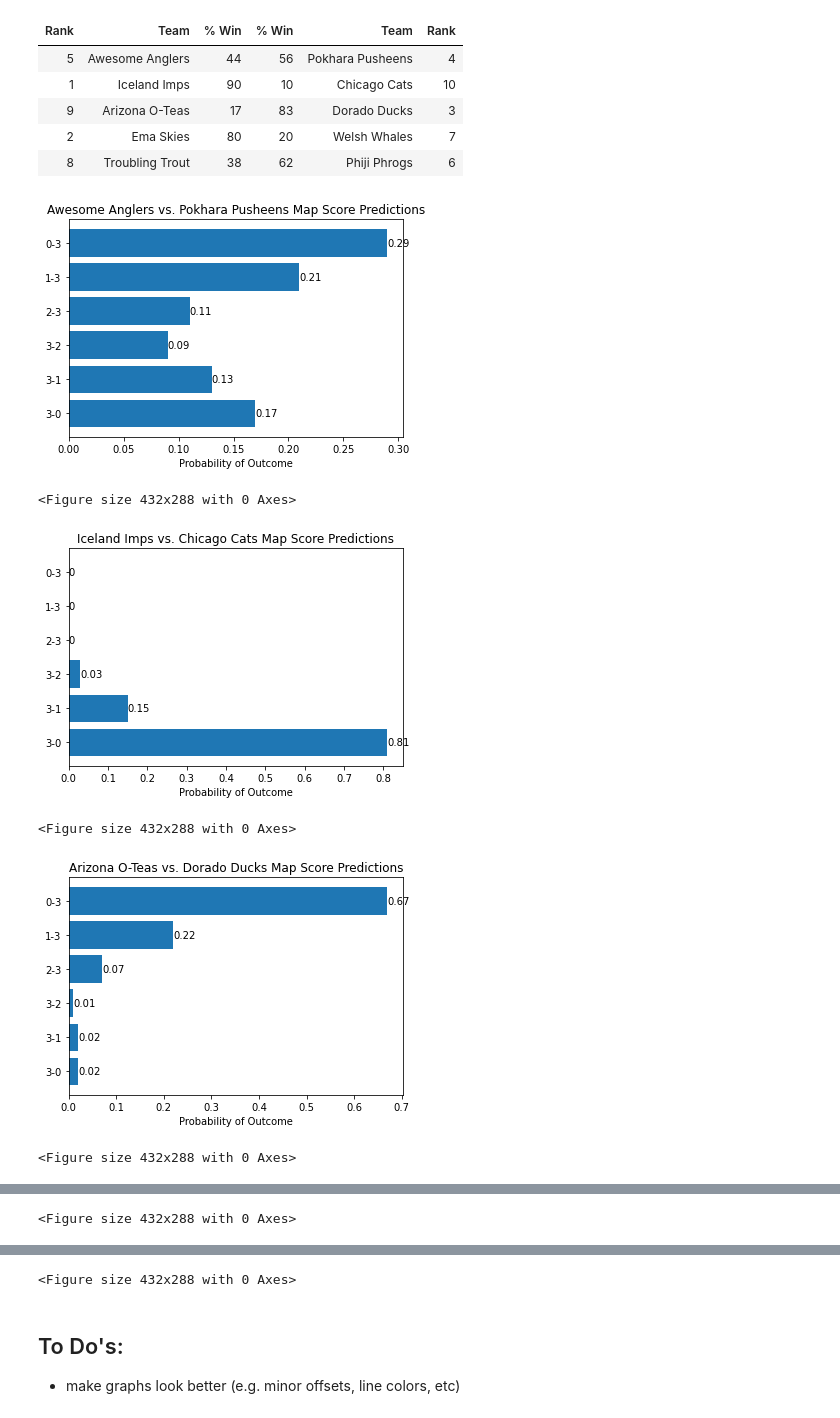
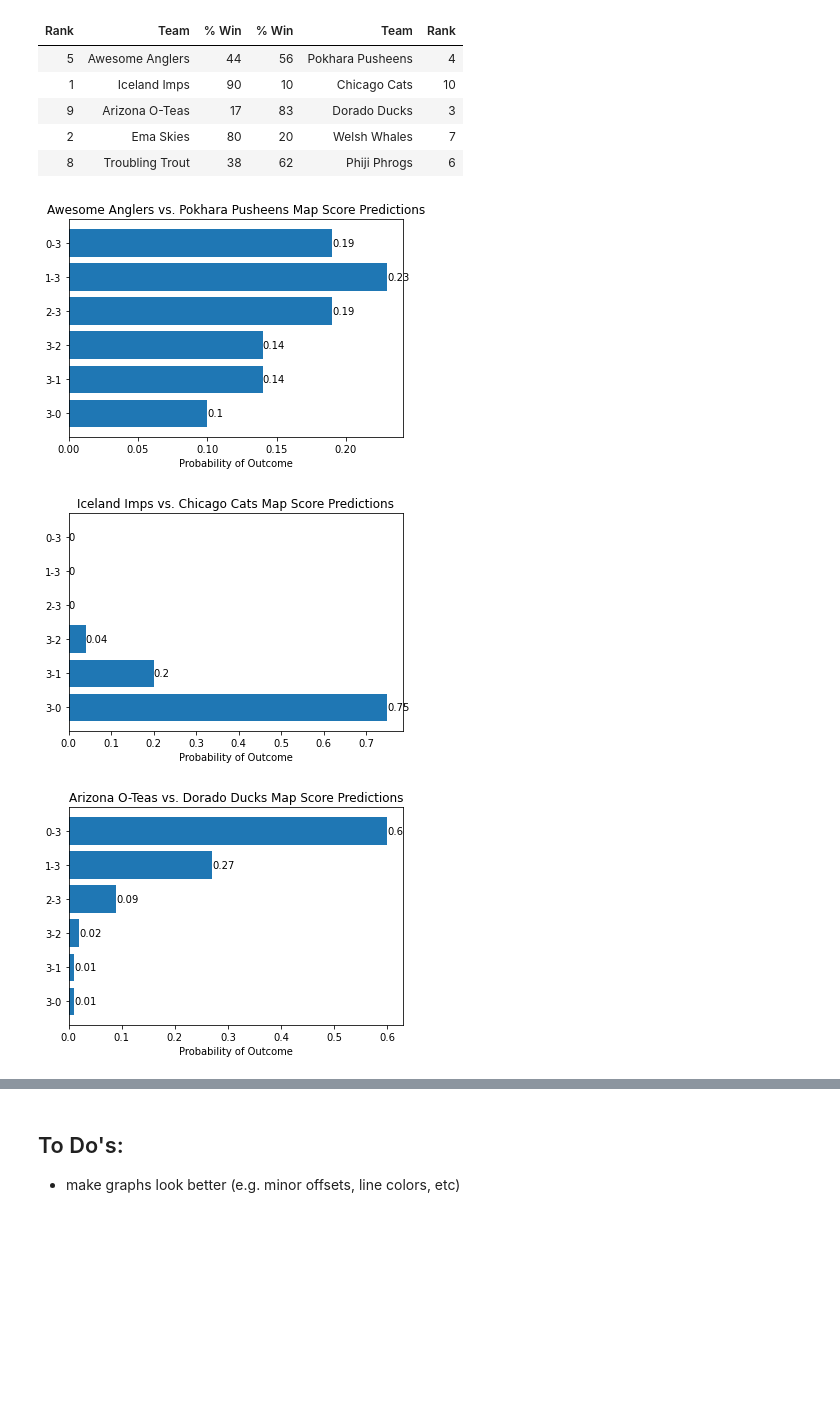
Before and after one commit to rmflemming/GWL-elo-preds, a Jupyter notebook: Notebooks/3_GWLmapscoreELO_sims.ipynb, the cells around one changed output, grey strips where cells are left out. Saved outputs shown, nothing was run; the diff lists cells and outputs as text; code cells hidden in the pictures; blank space fills up the shorter version.

Commit message:
updated simulation K's
they were wrong.

```diff
--- a/Notebooks/3_GWLmapscoreELO_sims.ipynb
+++ b/Notebooks/3_GWLmapscoreELO_sims.ipynb
@@ -199,7 +199,7 @@ class Elo:
         plt.show();
         if outfile == 'default':
             plt.savefig('{}_{}_mappreds.png'.format(team1name[:3],team2name[:3]));
-        elif outfile.type() == str:
+        elif type(outfile) == str:
             plt.savefig(outfile);
         outcomesDict['team1'] = team1name # store which team is which for later decoding if dict is exported for use
         outcomesDict['team2'] = team2name
@@ -218,12 +218,12 @@ class Elo:
         while (t1score < 3) and (t2score < 3):
             if self.sim_result(elo1,elo2):
                 t1score += 1
-                elo1 = elo1 + (self.k*self.g)*(1 - self.expectResult(elo1,elo2)) # updating elos after each map for  the simulation
-                elo2 = elo2 + (self.k*self.g)*(0 - self.expectResult(elo1,elo2))
+                elo1 = elo1 + (self.k/4*self.g)*(1 - self.expectResult(elo1,elo2)) # updating elos after each map for  the simulation
+                elo2 = elo2 + (self.k/4*self.g)*(0 - self.expectResult(elo1,elo2))
             else:
                 t2score += 1
-                elo1 = elo1 + (self.k*self.g)*(0 - self.expectResult(elo1,elo2))
-                elo2 = elo2 + (self.k*self.g)*(1 - self.expectResult(elo1,elo2))
+                elo1 = elo1 + (self.k/4*self.g)*(0 - self.expectResult(elo1,elo2))
+                elo2 = elo2 + (self.k/4*self.g)*(1 - self.expectResult(elo1,elo2))
         return t1score, t2score
 # %% [markdown]
 ## Model Implementation/ Testing
@@ -247,6 +247,6 @@ for i, game in matches.iterrows():
 #GWL.teamsDict['A'].rankingHist
 # %%
 # Feel free to put in any two teams to test likelihoods! (Just change t1/t2 to the teams you want)
-t1= 'Iceland Imps'
-t2 = 'Awesome Anglers'
-results = GWL.sim_mapscores(t1,t2,nsims = 10000, outfile= 'default')
+# t1= 'Iceland Imps'
+# t2 = 'Awesome Anglers'
+# results = GWL.sim_mapscores(t1,t2,nsims = 10000, outfile= 'default')
@@ -297,15 +369,12 @@ preds_styled
 # %%
 # Next week likelihoods
 nweek_teams = ['Awesome Anglers','Pokhara Pusheens','Iceland Imps','Chicago Cats','Arizona O-Teas','Dorado Ducks','Ema Skies','Welsh Whales','Troubling Trout','Phiji Phrogs']
 n_matches = 5
 for m in range(n_matches):
     t1 = nweek_teams[m*2]
     t2 = nweek_teams[2*m+1]
-    GWL.sim_mapscores(t1,t2,nsims = 10000, outfile= 'default')
+    GWL.sim_mapscores(t1,t2,nsims = 10000, outfile= None)
 # %% [output]
-[figure, old version]
+[figure, new version]
-<Figure size 432x288 with 0 Axes>
-[figure, old version]
+[figure, new version]
-<Figure size 432x288 with 0 Axes>
-[figure, old version]
+[figure, new version]
-<Figure size 432x288 with 0 Axes>
@@ -313 +381,0 @@ for m in range(n_matches):
-<Figure size 432x288 with 0 Axes>
@@ -315,4 +383,3 @@ for m in range(n_matches):
-<Figure size 432x288 with 0 Axes>
 # %% [markdown]
 ##  To Do's:
 - make graphs look better (e.g. minor  offsets, line colors, etc)
```
Also changed, not shown: parts of 5 cells of this notebook, 1 other file.
